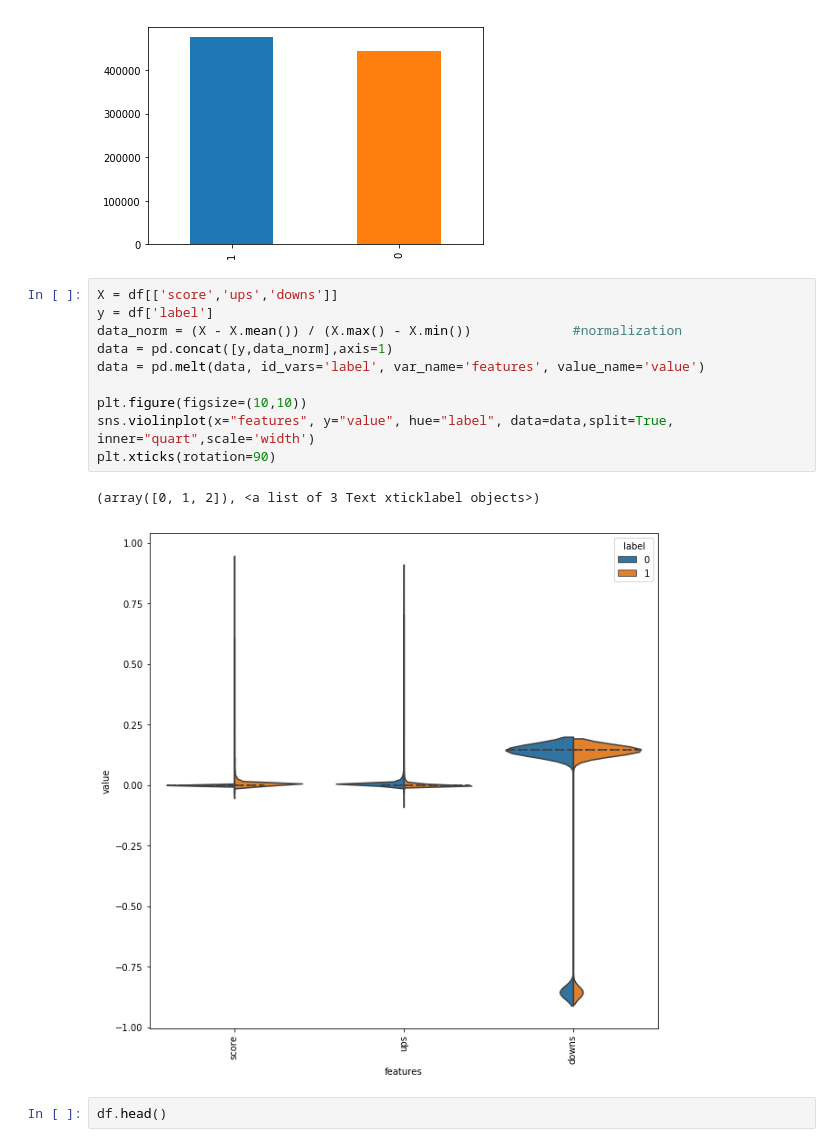
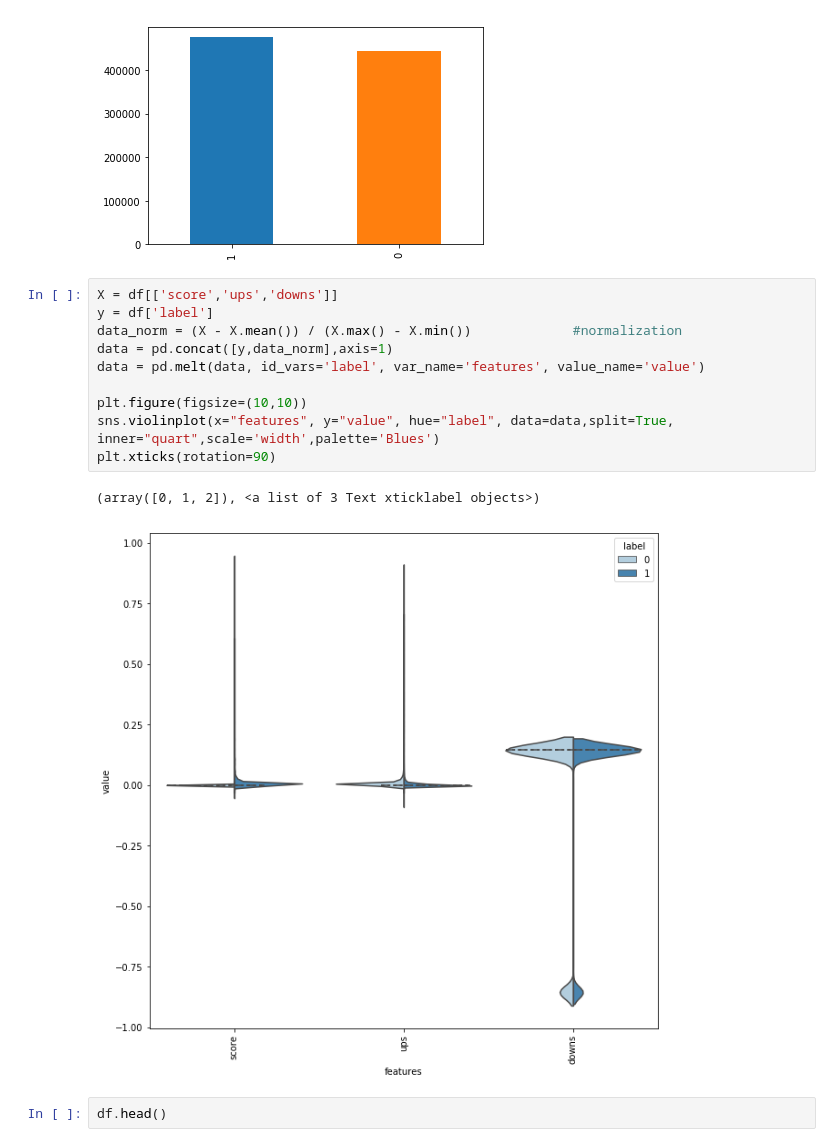
Before and after one commit to karlmeldorf/Sarcasm-on-Reddit, a Jupyter notebook: Features.ipynb, the cells around one changed output. Cells and saved outputs as stored; diff of their text form.

```diff
--- a/Features.ipynb
+++ b/Features.ipynb
@@ -22,16 +22,16 @@ df['label'].value_counts().plot(kind='bar')
 # %%
 X = df[['score','ups','downs']]
 y = df['label']
 data_norm = (X - X.mean()) / (X.max() - X.min())             #normalization
 data = pd.concat([y,data_norm],axis=1)
 data = pd.melt(data, id_vars='label', var_name='features', value_name='value')
 
 plt.figure(figsize=(10,10))
-sns.violinplot(x="features", y="value", hue="label", data=data,split=True, inner="quart",scale='width')
+sns.violinplot(x="features", y="value", hue="label", data=data,split=True, inner="quart",scale='width',palette='Blues')
 plt.xticks(rotation=90)
 # %% [output]
 (array([0, 1, 2]), <a list of 3 Text xticklabel objects>)
-[figure, old version]
+[figure, new version]
 # %%
 df.head()
 # %% [output]
```
Also changed, not shown: 1 other file.
